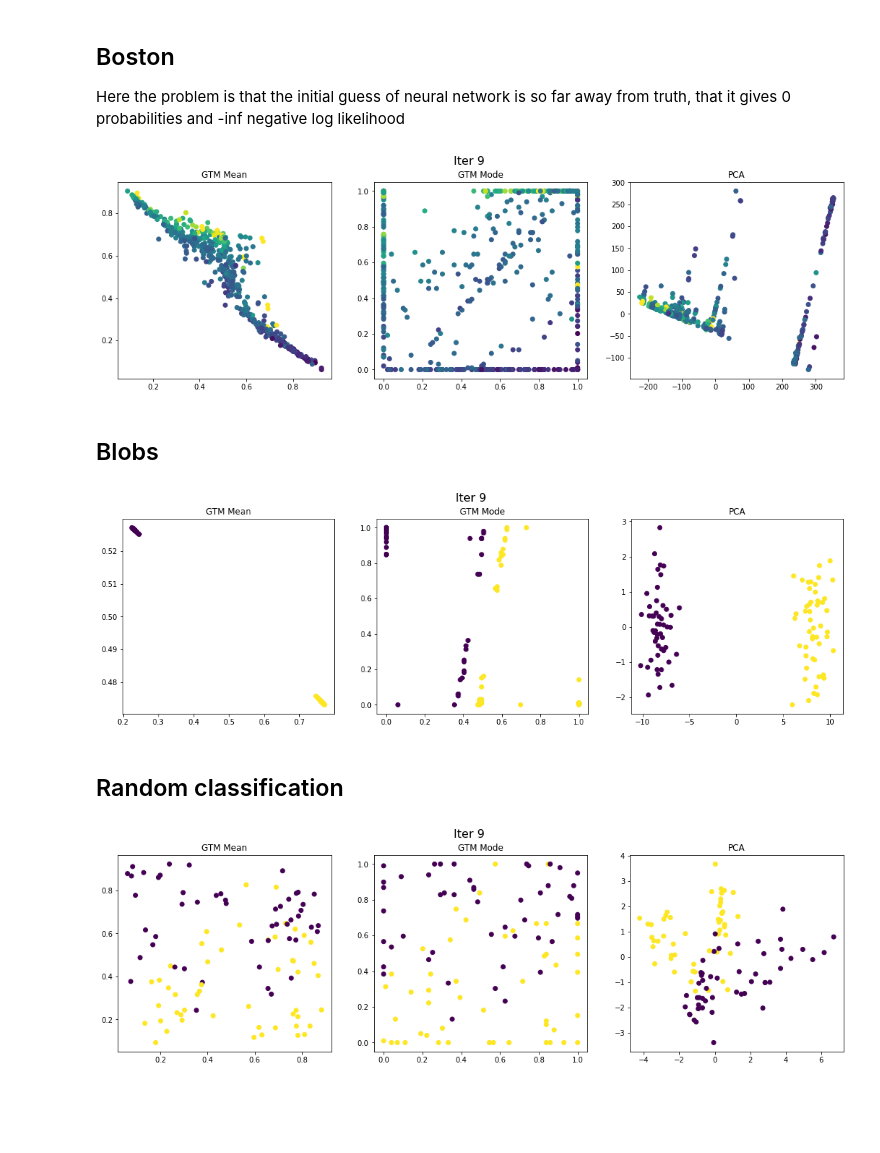
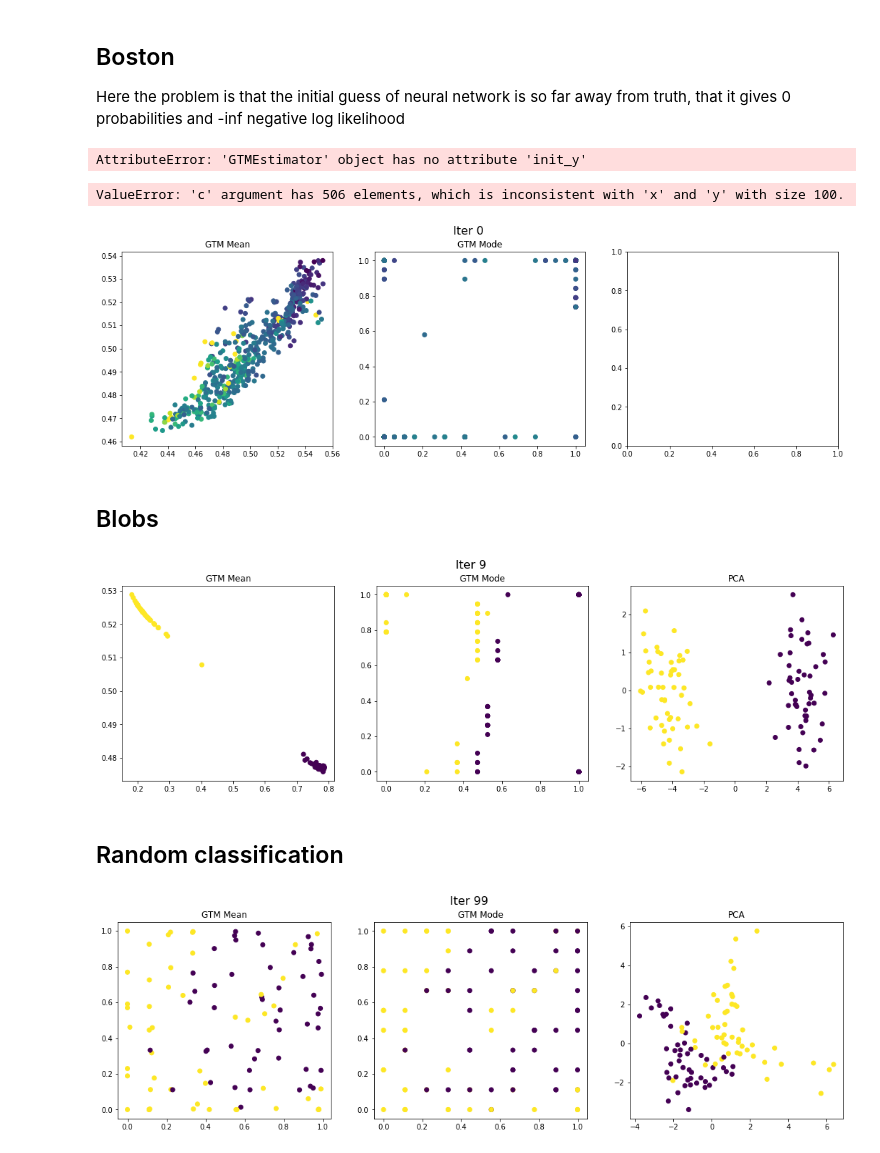
Before and after one commit to VldKnd/GTM, a Jupyter notebook: Experiments/Samples.ipynb, the cells around one changed output. Drawn from its saved outputs; the diff is of its cells as text; code cells hidden in the pictures; blank space fills up the shorter version.

```diff
--- a/Experiments/Samples.ipynb
+++ b/Experiments/Samples.ipynb
@@ -83,7 +83,7 @@ y = nn.Sequential(
     nn.Linear(hidden_features, out_features, bias=False),
     )
 
-est = GTMEstimator(in_features=in_features, out_features=out_features, n_x_points=100, verbose=False, y=y)
+est = GTMEstimator(in_features=in_features, out_features=out_features, n_x_points=20, verbose=False, y=y)
 X = torch.FloatTensor(data.data)
 
 
@@ -135,7 +135,7 @@ y = nn.Sequential(
     nn.Linear(hidden_features, out_features, bias=False),
     )
 
-est = GTMEstimator(in_features=in_features, out_features=out_features, n_x_points=100, verbose=False, y=y)
+est = GTMEstimator(in_features=in_features, out_features=out_features, n_x_points=20, verbose=False, y=y)
 X = torch.FloatTensor(data.data)
 
 
@@ -143,6 +143,8 @@ est.init_y(X)
 
 pca = PCA(n_components=2)
 X_pca = pca.fit_transform(X)
+# %% [output]
+AttributeError: 'GTMEstimator' object has no attribute 'init_y'
 # %%
 for i in range(10):
     est.train_epochs(X, 100)
@@ -171,7 +173,8 @@ for i in range(10):
 
     plt.show()
 # %% [output]
+ValueError: 'c' argument has 506 elements, which is inconsistent with 'x' and 'y' with size 100.
-[figure, old version]
+[figure, new version]
 # %% [markdown]
 ## Blobs
 # %%
@@ -191,7 +194,7 @@ y = nn.Sequential(
     nn.Linear(hidden_features, out_features),
     )
 
-est = GTMEstimator(in_features=in_features, out_features=out_features, n_x_points=100, verbose=False, y=y)
+est = GTMEstimator(in_features=in_features, out_features=out_features, n_x_points=20, verbose=False, y=y)
 X = torch.FloatTensor(data.data)
 
 pca = PCA(n_components=2)
@@ -224,7 +227,7 @@ for i in range(10):
 
     plt.show()
 # %% [output]
-[figure, old version]
+[figure, new version]
 # %% [markdown]
 ## Random classification
 # %%
@@ -244,37 +247,37 @@ y = nn.Sequential(
     nn.Linear(hidden_features, out_features, bias=False),
     )
 
-est = GTMEstimator(in_features=in_features, out_features=out_features, n_x_points=100, verbose=False, y=y)
+est = GTMEstimator(in_features=in_features, out_features=out_features, n_x_points=10, verbose=False, y=y)
 X = torch.FloatTensor(data.data)
 
 pca = PCA(n_components=2)
 X_pca = pca.fit_transform(X)
 # %%
-for i in range(10):
+for i in range(100):
     est.train_epochs(X, 100)
 
 
     est.method = "mean"
     output_mean = (est.transform(X)).numpy()
 
     est.method = "mode"
     output_mode = (est.transform(X)).numpy()
     clear_output(wait=True)
     plt.figure(figsize=(18, 5))
     plt.suptitle(f'Iter {i}', fontsize=16)
 
     ax_mean = plt.subplot(131)
     ax_mean.scatter(*output_mean.T, c=data.target)
     ax_mean.set_title("GTM Mean")
 
     ax_mode = plt.subplot(132)
     ax_mode.scatter(*output_mode.T, c=data.target)
     ax_mode.set_title("GTM Mode")
 
     ax_pca = plt.subplot(133)
     ax_pca.scatter(*X_pca.T, c=data.target)
     ax_pca.set_title("PCA")
 
     plt.show()
 # %% [output]
-[figure, old version]
+[figure, new version]
```
Also changed, not shown: parts of 2 cells of this notebook, 2 other files.
